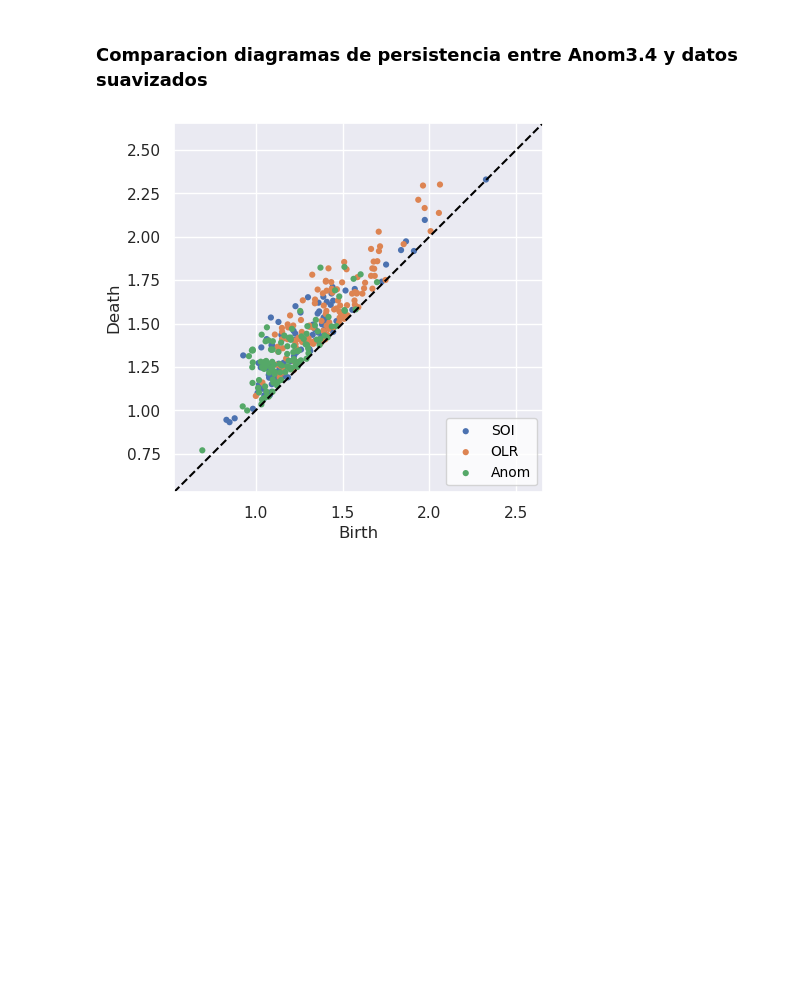
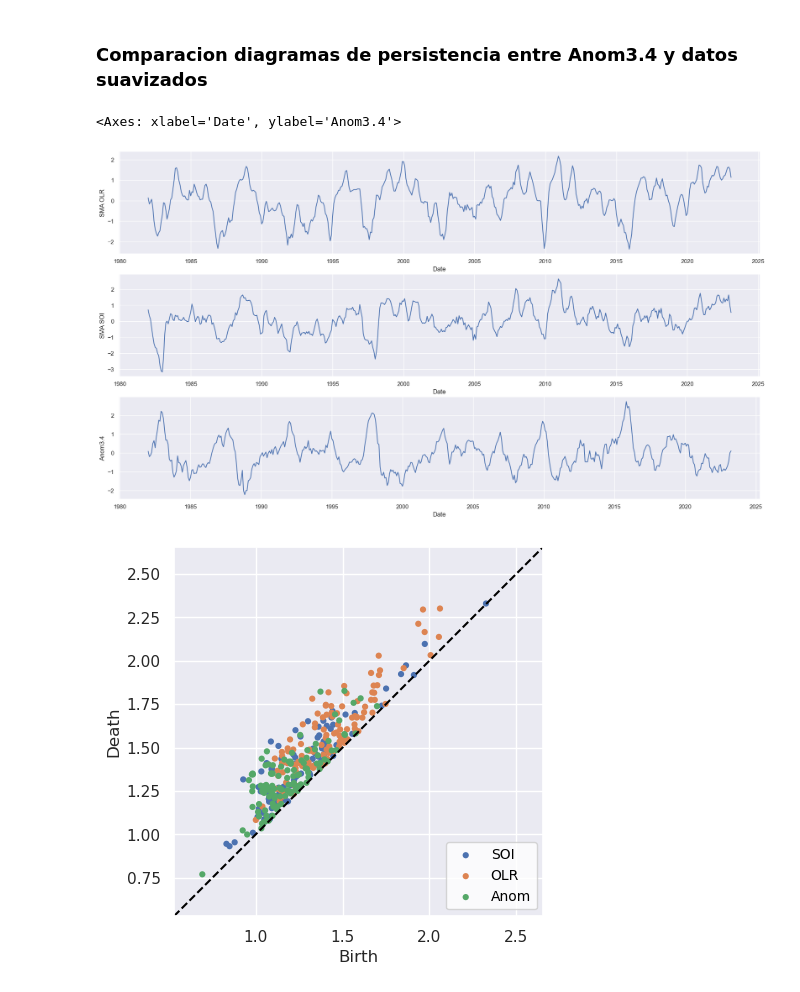
Before and after one commit to fedemedina72/RetoEquipo1, a Jupyter notebook: TimeSeries.ipynb, the cells around one changed output. Cells and saved outputs as stored; diff of their text form; code cells hidden in the pictures; blank space fills up the shorter version.

```diff
--- a/TimeSeries.ipynb
+++ b/TimeSeries.ipynb
@@ -299,6 +299,19 @@ PD = VietorisRipsPersistence(homology_dimensions=homology_dimensions, n_jobs=1)
 OLR_pd = PD.fit_transform(OLR_embed)
 SOI_pd = PD.fit_transform(SOI_embed)
 anom_pd = PD.fit_transform(anom_embed)
+# %%
+
+df3["SMA OLR"] = smaOLR
+df3["SMA SOI"] = smaSOI
+
+fig, ax = plt.subplots(3, figsize = (22,12))
+
+sns.lineplot(data = df3, x = "Date", y = "SMA OLR", ax = ax[0])
+sns.lineplot(data = df3, x = "Date", y = "SMA SOI", ax = ax[1])
+sns.lineplot(data = df3, x = "Date", y = "Anom3.4", ax = ax[2])
+# %% [output]
+<Axes: xlabel='Date', ylabel='Anom3.4'>
+[figure, added]
 # %%
 OLR_pdg = PD.fit_transform_plot(OLR_embed)
 SOI_pdg = PD.fit_transform_plot(SOI_embed)
```
Also changed, not shown: parts of 8 cells of this notebook.
